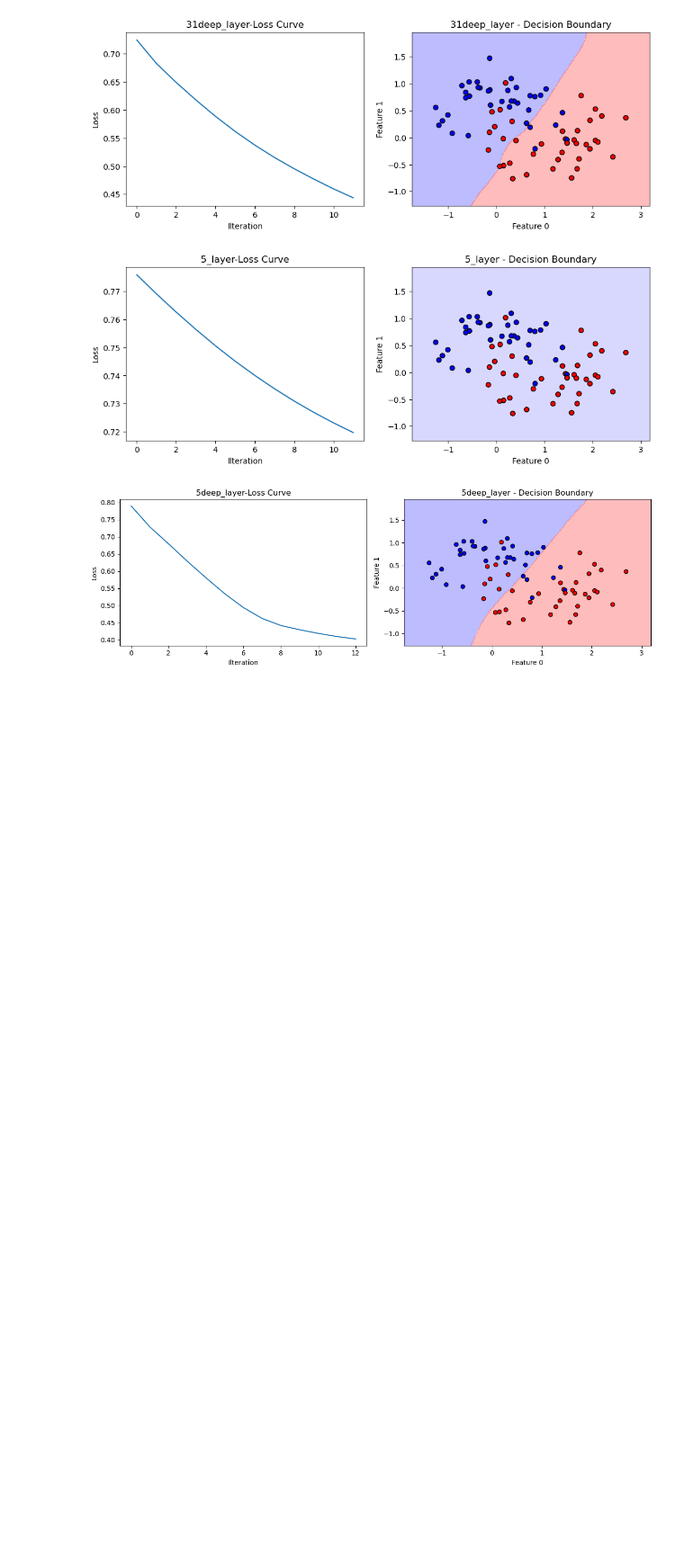
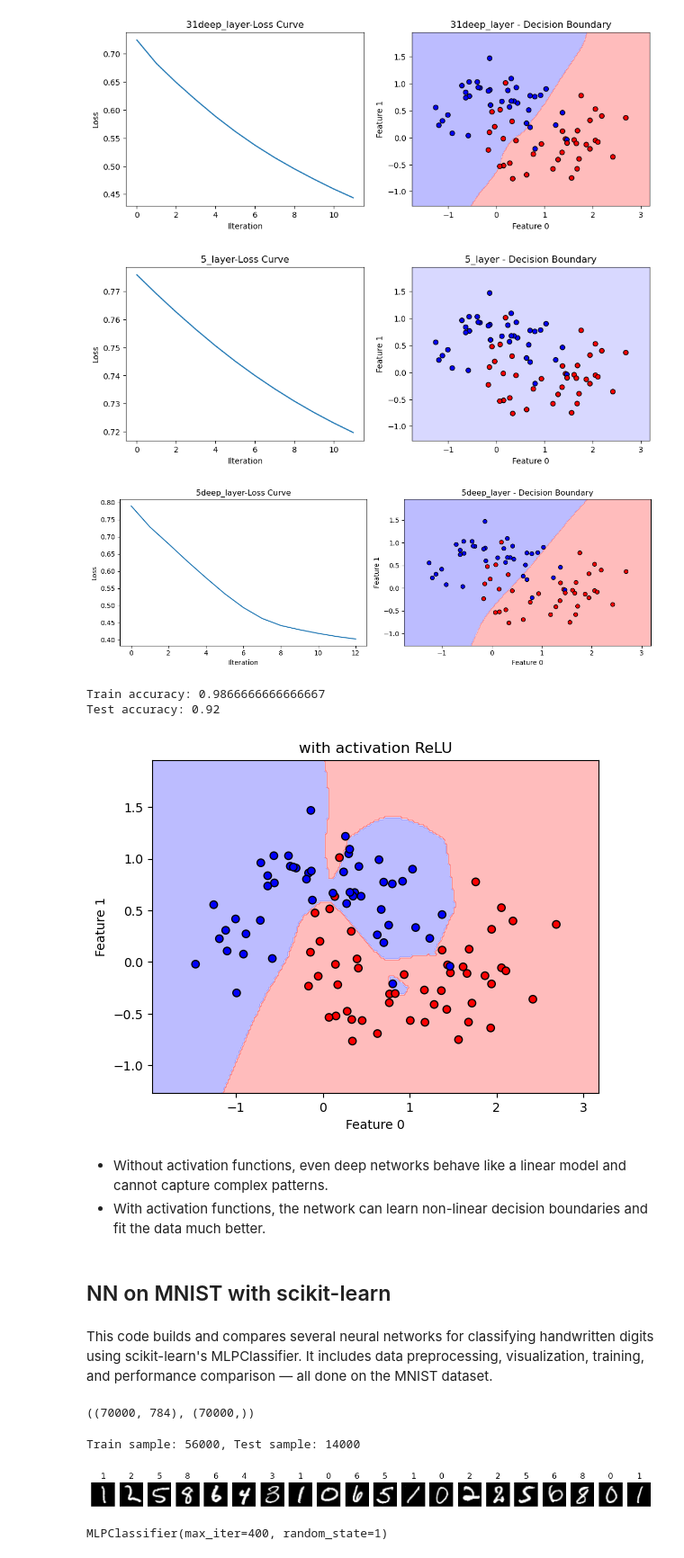
Before and after one commit to hibatullah24/DL, a Jupyter notebook: My_exp/My_work.ipynb, the cells around one changed output. Shown at 90% size. Drawn from its saved outputs; the diff is of its cells as text; code cells hidden in the pictures; blank space fills up the shorter version.

```diff
--- a/My_exp/My_work.ipynb
+++ b/My_exp/My_work.ipynb
@@ -287,3 +276,24 @@ plt.show()
 [figure]
 [figure]
 [figure]
+# %%
+clf_activation = MLPClassifier(hidden_layer_sizes=(64, 64, 64, 64),
+                               activation='relu',
+                               max_iter=2000, random_state=42)
+clf_activation.fit(X_train, y_train)
+print("Train accuracy:", clf_activation.score(X_train, y_train))
+print("Test accuracy:", clf_activation.score(X_test, y_test))
+
+plt.Figure(figsize=(8,6))
+plot_decision_boundary(clf_activation, X, y, plt.gca(), title='with activation ReLU')
+# %% [output]
+Train accuracy: 0.9866666666666667
+Test accuracy: 0.92
+[figure, added]
+# %% [markdown]
+- Without activation functions, even deep networks behave like a linear model and cannot capture complex patterns.
+- With activation functions, the network can learn non-linear decision boundaries and fit the data much better.
+# %% [markdown]
+## NN on MNIST with scikit-learn
+# %% [markdown]
+This code builds and compares several neural networks for classifying handwritten digits using scikit-learn's MLPClassifier. It includes data preprocessing, visualization, training, and performance comparison — all done on the MNIST dataset.
@@ -289,0 +311,24 @@ plt.show()
+# %%
+X = X / 255.0
+X.shape,  y.shape
+# %% [output]
+((70000, 784), (70000,))
+# %%
+X_train, X_test, y_train, y_test = train_test_split(X, y, test_size=0.2, random_state=123)
+print(f"Train sample: {X_train.shape[0]}, Test sample: {X_test.shape[0]}")
+# %% [output]
+Train sample: 56000, Test sample: 14000
+# %%
+fig, axes = plt.subplots( 1, 20, figsize=(15,2))
+for i, ax in enumerate(axes):
+    ax.imshow(X_train[i].reshape(28,28), cmap='gray')
+    ax.set_title(y_train[i])
+    ax.axis('off')
+plt.show()
+# %% [output]
+[figure, added]
+# %%
+mlp_def = MLPClassifier(random_state=1, max_iter=400)
+mlp_def.fit(X_train, y_train)
+# %% [output]
+MLPClassifier(max_iter=400, random_state=1)
```
Also changed, not shown: parts of 7 cells of this notebook.
